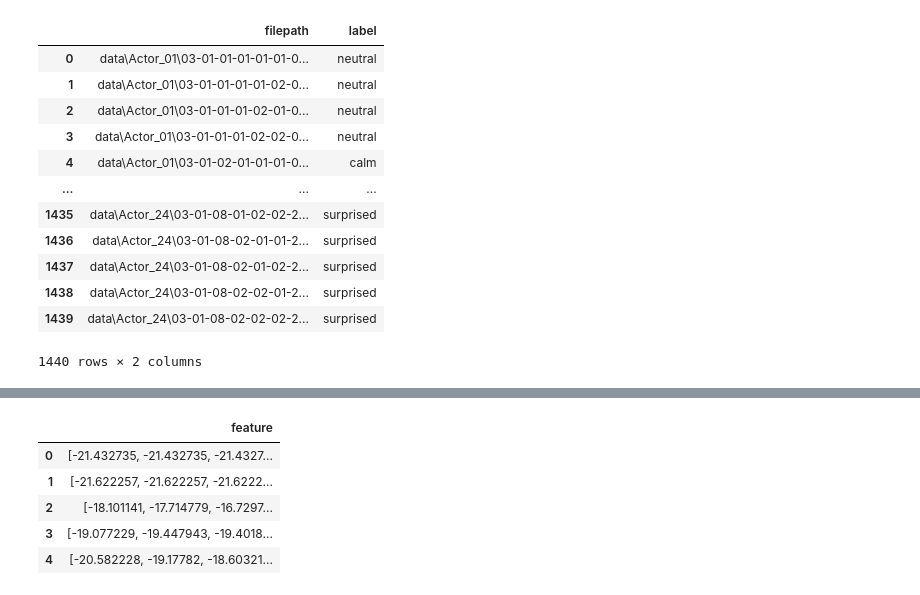
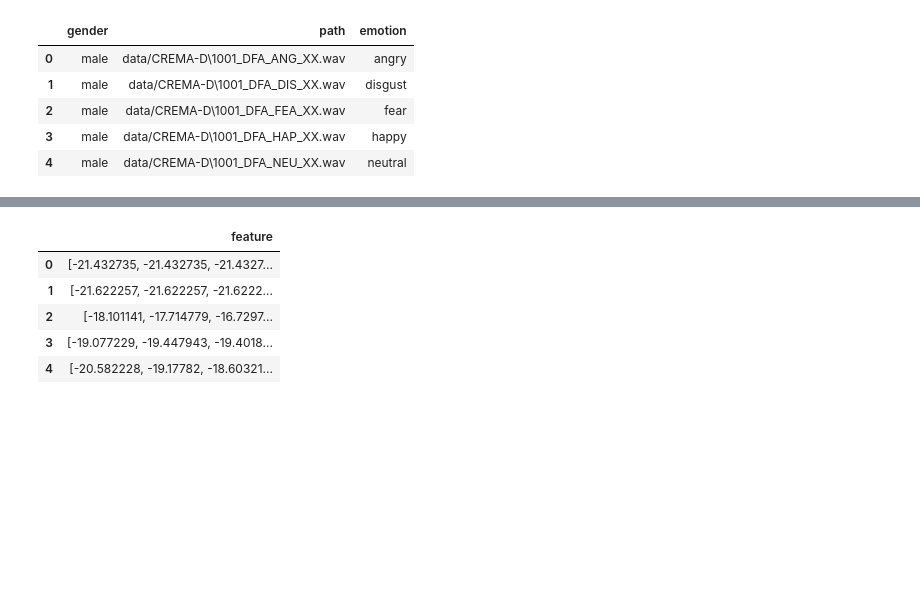
Before and after one commit to maezzedine/CMPS287-Speech-Emotion-Recognition, a Jupyter notebook: Speech Emotions Detection.ipynb, the cells around one changed output, grey strips where cells are left out. Drawn from its saved outputs; the diff is of its cells as text; code cells hidden in the pictures; blank space fills up the shorter version.

```diff
--- a/Speech Emotions Detection.ipynb
+++ b/Speech Emotions Detection.ipynb
@@ -41,16 +21,0 @@ files_paths = pd.DataFrame(files_paths)
-# %%
-files_paths
-# %% [output]
-|  | filepath | label |
-| 0 | data\Actor_01\03-01-01-01-01-01-0... | neutral |
-| 1 | data\Actor_01\03-01-01-01-01-02-0... | neutral |
-| 2 | data\Actor_01\03-01-01-01-02-01-0... | neutral |
-| 3 | data\Actor_01\03-01-01-01-02-02-0... | neutral |
-| 4 | data\Actor_01\03-01-02-01-01-01-0... | calm |
-| ... | ... | ... |
-| 1435 | data\Actor_24\03-01-08-01-02-02-2... | surprised |
-| 1436 | data\Actor_24\03-01-08-02-01-01-2... | surprised |
-| 1437 | data\Actor_24\03-01-08-02-01-02-2... | surprised |
-| 1438 | data\Actor_24\03-01-08-02-02-01-2... | surprised |
-| 1439 | data\Actor_24\03-01-08-02-02-02-2... | surprised |
-1440 rows × 2 columns
@@ -56,0 +34,52 @@ files_paths
+# %%
+# Labels Names
+ANGRY = "angry"
+DISGUST = "disgust"
+FEAR = "fear"
+HAPPY = "happy"
+NEUTRAL = "neutral"
+SAD = "sad"
+SURPRISE = "surprise"
+
+# paths to saved states
+paths_and_labels_state_path = 'states/paths_and_labels'
+# %%
+# CREMA dataset
+CREMA_FILES = os.listdir(CREMA)
+
+female_file_numbers = [1002,1003,1004,1006,1007,1008,1009,1010,1012,1013,1018,1020,1021,1024,1025,1028,1029,1030,1037,1043,1046,1047,1049,
+          1052,1053,1054,1055,1056,1058,1060,1061,1063,1072,1073,1074,1075,1076,1078,1079,1082,1084,1089,1091]
+
+# loop over the files in CREMA dataset, storing their paths, gender and labels
+for index, file in tqdm(enumerate(CREMA_FILES)):
+    label = file.split("_")[2]
+    file_number = int(file.split("_")[0])
+
+    if label == 'SAD':
+        emotion = SAD
+    elif label == 'ANG':
+        emotion = ANGRY
+    elif label == 'DIS':
+        emotion = DISGUST
+    elif label == 'FEA':
+        emotion = FEAR
+    elif label == 'HAP':
+        emotion = HAPPY
+    elif label == 'NEU':
+        emotion = NEUTRAL
+    else:
+        emotion = 'unknown'
+
+    gender = 'female' if file_number in female_file_numbers else 'male'
+    path = os.path.join(CREMA, file)
+
+    paths_df.loc[index] = [gender, path, emotion]
+
+paths_df.head()
+# %% [output]
+|  | gender | path | emotion |
+| 0 | male | data/CREMA-D\1001_DFA_ANG_XX.wav | angry |
+| 1 | male | data/CREMA-D\1001_DFA_DIS_XX.wav | disgust |
+| 2 | male | data/CREMA-D\1001_DFA_FEA_XX.wav | fear |
+| 3 | male | data/CREMA-D\1001_DFA_HAP_XX.wav | happy |
+| 4 | male | data/CREMA-D\1001_DFA_NEU_XX.wav | neutral |
```
Also changed, not shown: parts of 12 cells of this notebook, 1 other file.
